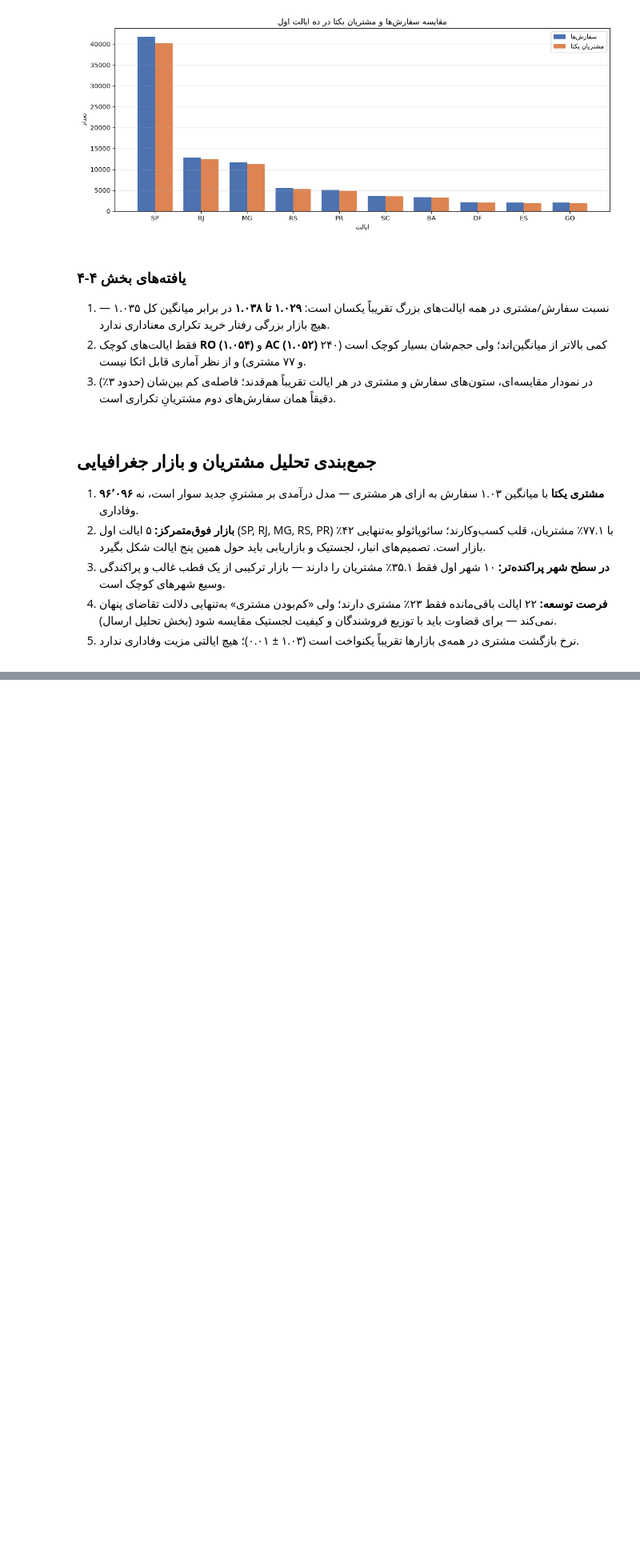
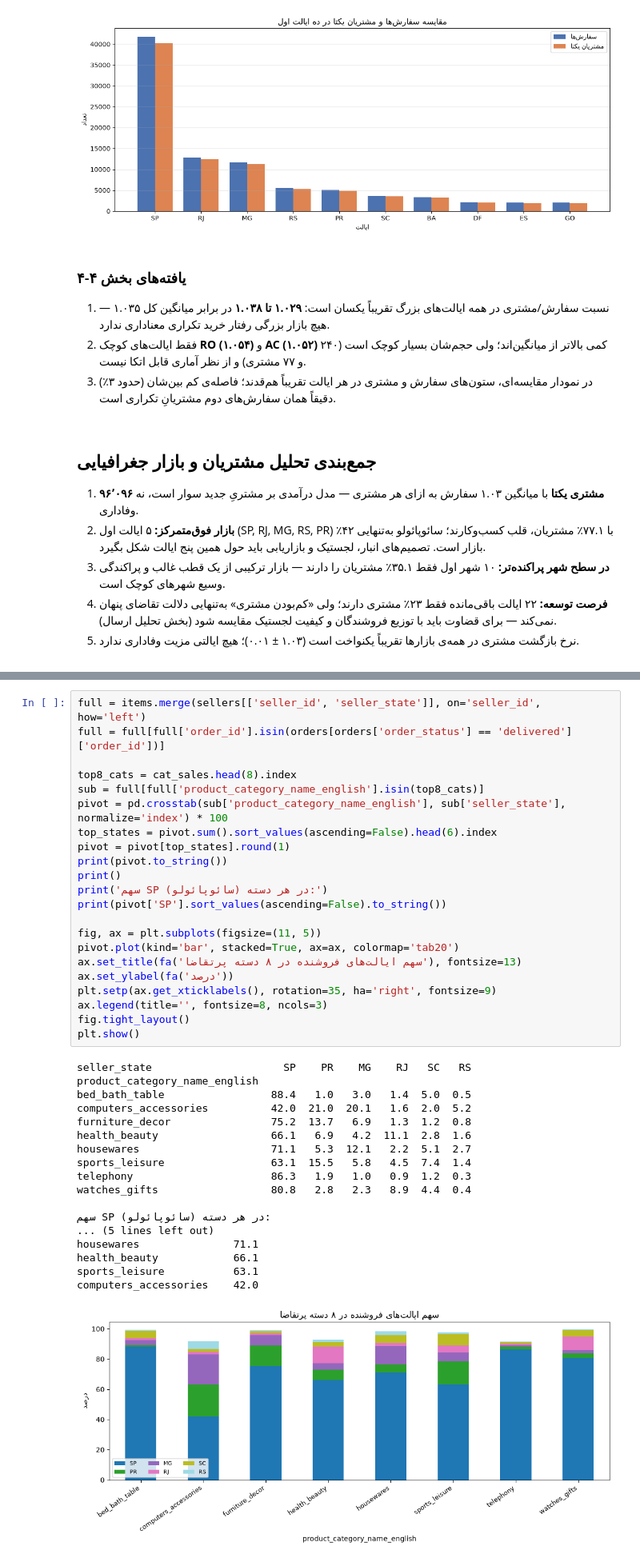
Before and after one commit to arashalidadi/olist-pro, a Jupyter notebook: olist_analysis.ipynb, the cells around one changed output, grey strips where cells are left out. Shown at 80% size. Cells and saved outputs as stored; diff of their text form; blank space fills up the shorter version.

```diff
--- a/olist_analysis.ipynb
+++ b/olist_analysis.ipynb
@@ -1867,0 +2045,41 @@ AC                    81            77                   1.052
+# %%
+full = items.merge(sellers[['seller_id', 'seller_state']], on='seller_id', how='left')
+full = full[full['order_id'].isin(orders[orders['order_status'] == 'delivered']['order_id'])]
+
+top8_cats = cat_sales.head(8).index
+sub = full[full['product_category_name_english'].isin(top8_cats)]
+pivot = pd.crosstab(sub['product_category_name_english'], sub['seller_state'], normalize='index') * 100
+top_states = pivot.sum().sort_values(ascending=False).head(6).index
+pivot = pivot[top_states].round(1)
+print(pivot.to_string())
+print()
+print('سهم SP (سائوپائولو) در هر دسته:')
+print(pivot['SP'].sort_values(ascending=False).to_string())
+
+fig, ax = plt.subplots(figsize=(11, 5))
+pivot.plot(kind='bar', stacked=True, ax=ax, colormap='tab20')
+ax.set_title(fa('سهم ایالت‌های فروشنده در ۸ دسته پرتقاضا'), fontsize=13)
+ax.set_ylabel(fa('درصد'))
+plt.setp(ax.get_xticklabels(), rotation=35, ha='right', fontsize=9)
+ax.legend(title='', fontsize=8, ncols=3)
+fig.tight_layout()
+plt.show()
+# %% [output]
+seller_state                     SP    PR    MG    RJ   SC   RS
+product_category_name_english
+bed_bath_table                 88.4   1.0   3.0   1.4  5.0  0.5
+computers_accessories          42.0  21.0  20.1   1.6  2.0  5.2
+furniture_decor                75.2  13.7   6.9   1.3  1.2  0.8
+health_beauty                  66.1   6.9   4.2  11.1  2.8  1.6
+housewares                     71.1   5.3  12.1   2.2  5.1  2.7
+sports_leisure                 63.1  15.5   5.8   4.5  7.4  1.4
+telephony                      86.3   1.9   1.0   0.9  1.2  0.3
+watches_gifts                  80.8   2.8   2.3   8.9  4.4  0.4
+
+سهم SP (سائوپائولو) در هر دسته:
+... (5 lines left out)
+housewares               71.1
+health_beauty            66.1
+sports_leisure           63.1
+computers_accessories    42.0
+[figure, added]
```
Also changed, not shown: parts of 11 cells of this notebook, 1 other file.
